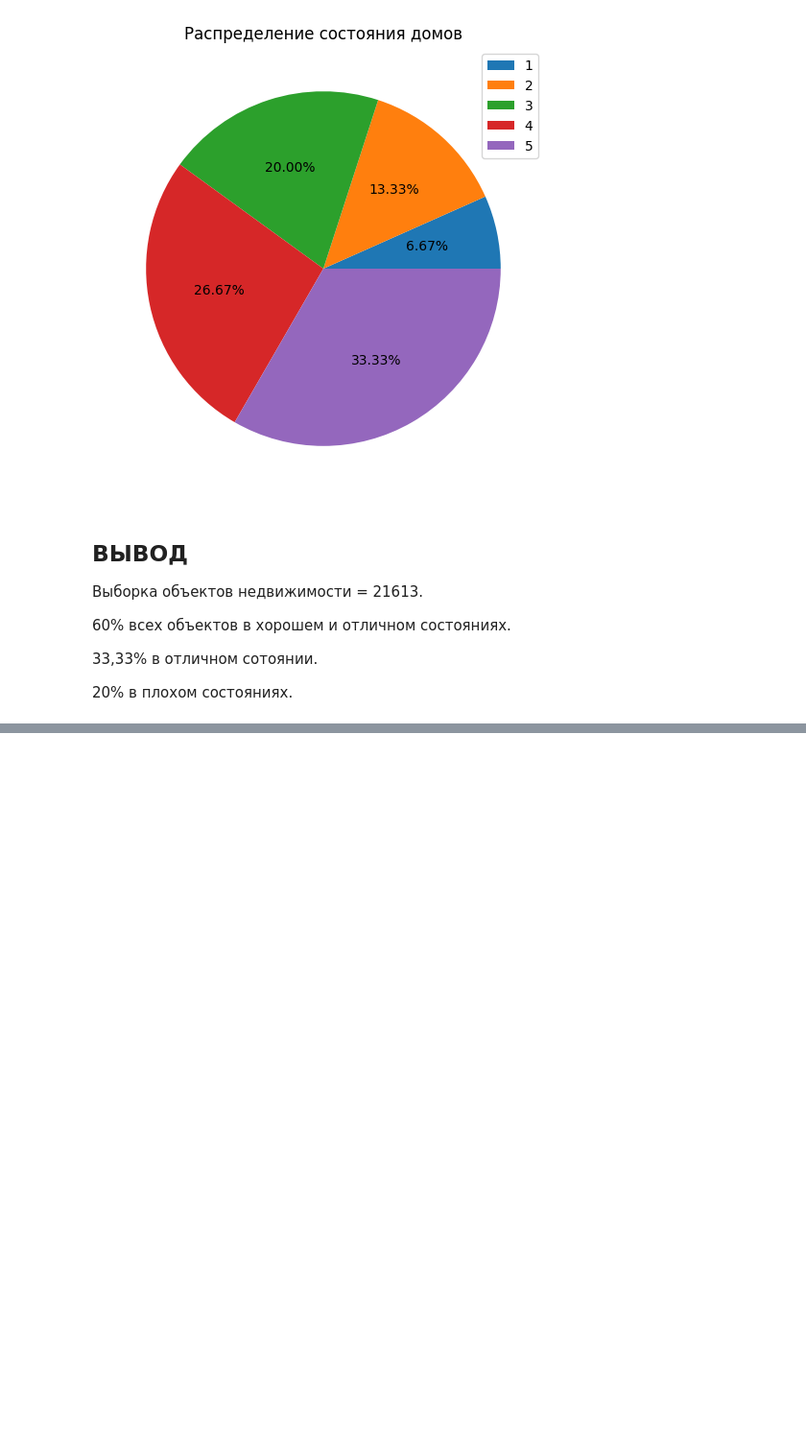
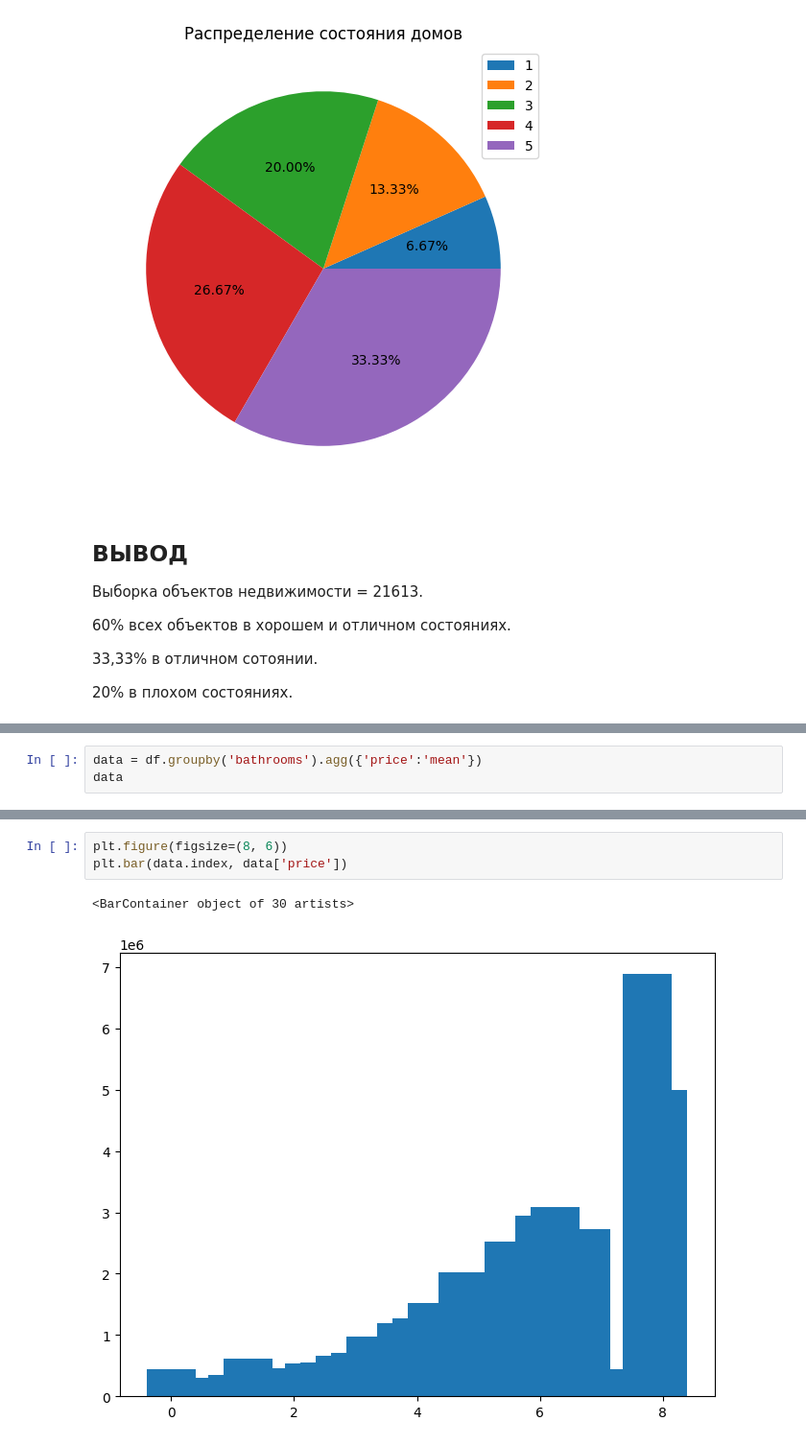
Before and after one commit to AlexKletke/hw4-part2, a Jupyter notebook: exes4.ipynb, the cells around one changed output, grey strips where cells are left out. Shown at 96% size. Drawn from its saved outputs; the diff is of its cells as text; blank space fills up the shorter version.

```diff
--- a/exes4.ipynb
+++ b/exes4.ipynb
@@ -391,0 +460,3 @@ plt.legend(datagr['condition']);
+# %%
+data = df.groupby('bathrooms').agg({'price':'mean'})
+data
@@ -391,0 +482,6 @@ plt.legend(datagr['condition']);
+# %%
+plt.figure(figsize=(8, 6))
+plt.bar(data.index, data['price'])
+# %% [output]
+<BarContainer object of 30 artists>
+[figure, added]
```
Also changed, not shown: parts of 17 cells of this notebook.
